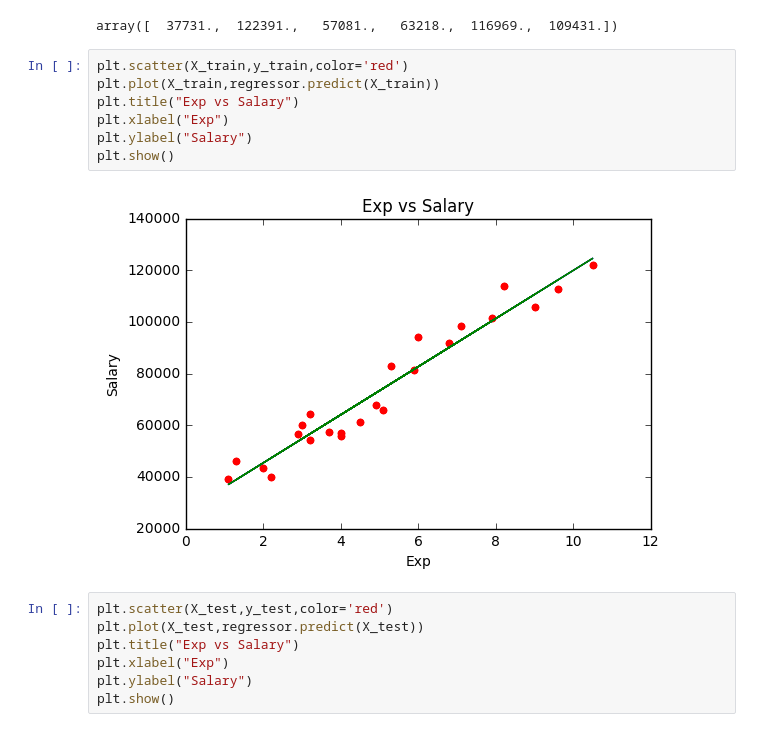
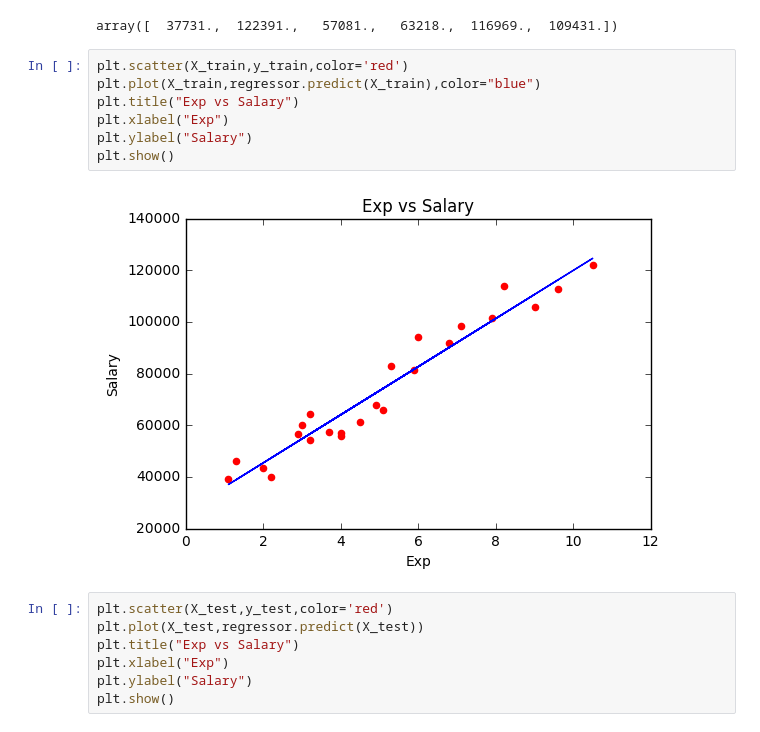
Before and after one commit to sathishkumar95/Machine-Learning, a Jupyter notebook: Part 2 - Regression/Section 4 - Simple Linear Regression/Simple_Linear_Regression/Code.ipynb, the cells around one changed output. Saved outputs shown, nothing was run; the diff lists cells and outputs as text.

```diff
--- a/Part 2 - Regression/Section 4 - Simple Linear Regression/Simple_Linear_Regression/Code.ipynb
+++ b/Part 2 - Regression/Section 4 - Simple Linear Regression/Simple_Linear_Regression/Code.ipynb
@@ -31,13 +31,13 @@ y_test
 array([  37731.,  122391.,   57081.,   63218.,  116969.,  109431.])
 # %%
 plt.scatter(X_train,y_train,color='red')
-plt.plot(X_train,regressor.predict(X_train))
+plt.plot(X_train,regressor.predict(X_train),color="blue")
 plt.title("Exp vs Salary")
 plt.xlabel("Exp")
 plt.ylabel("Salary")
 plt.show()
 # %% [output]
-[figure, old version]
+[figure, new version]
 # %%
 plt.scatter(X_test,y_test,color='red')
 plt.plot(X_test,regressor.predict(X_test))
```
Also changed, not shown: 26 other files.
